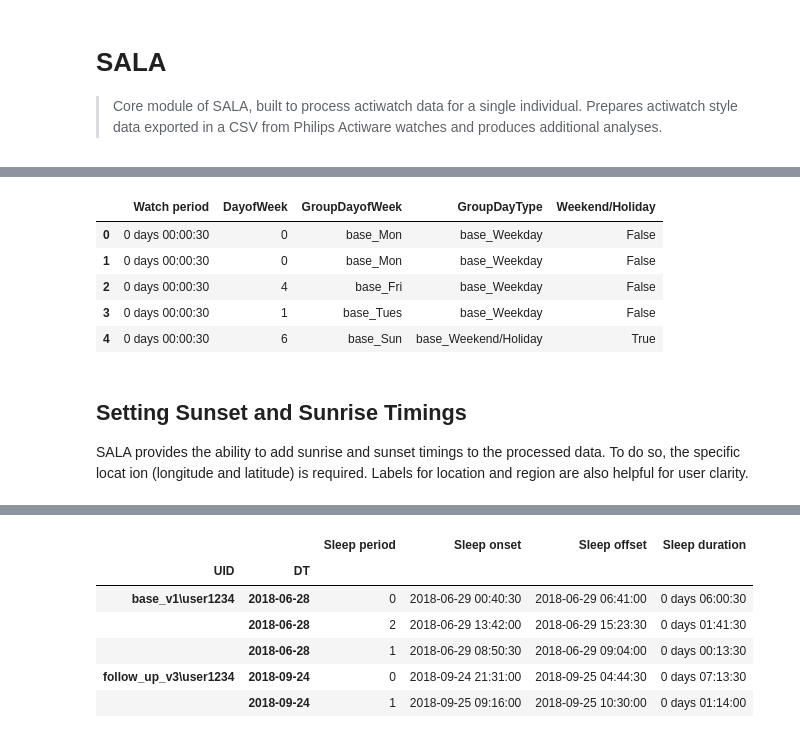
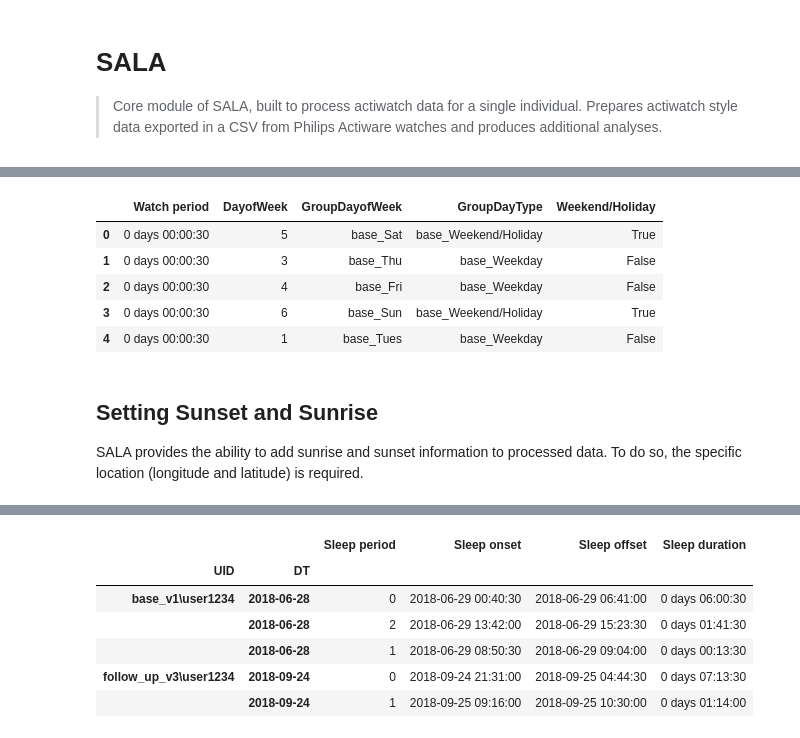
Before and after one commit to FleischerResearchLab/SALA, a Jupyter notebook: 00_SALA.ipynb, the cells around one changed output, grey strips where cells are left out. Saved outputs shown, nothing was run; the diff lists cells and outputs as text; code cells hidden in the pictures.

```diff
--- a/00_SALA.ipynb
+++ b/00_SALA.ipynb
@@ -522 +598,4 @@ sala = SALA(directory = directory)
+# %%
+#hide
+sala = sala_from_directory
 # %% [markdown]
@@ -589,0 +672,4 @@ Pass #2, data summary
+# %%
+outfile = "../SALA/example_output/"
+all_raw_data = sala.get_raw_data(outfile, export=True)
+all_raw_data.dropna().head()
@@ -664,14 +738,10 @@ The main processing function provides the ability for users to run their own cus
 # %%
 #exports
 def remove_first_day(timing_data):
-    """Example function hook for removing data for the first day
-    where its obvious that light data is non-existent (NaT)
-
-     #### Parameters
-
-    timing_data: pd.DataFrame
-
-        Timing data
+    """An example function that removes data
+    from the first day of recording. Typically the first
+    day has no light data for these watches (represented
+    as (NaT)
     """
     data = (
     timing_data[(timing_data["Last Light"].apply(np.isnat) == False)
@@ -705 +751,4 @@ all_data.dropna().head()
+# %%
+sala.data = sala.process_data(all_raw_data, thresholds)
+sala.data = remove_first_day(sala.data)
 # %%
@@ -723,16 +772,16 @@ timing_data.iloc[:,7:14].head()
 # %%
-timing_data.iloc[:,14:].head()
+sala.data.iloc[:,14:].head()
 # %% [output]
 |  | Watch period | DayofWeek | GroupDayofWeek | GroupDayType | Weekend/Holiday |
-| 0 | 0 days 00:00:30 | 0 | base_Mon | base_Weekday | False |
-| 1 | 0 days 00:00:30 | 0 | base_Mon | base_Weekday | False |
+| 0 | 0 days 00:00:30 | 5 | base_Sat | base_Weekend/Holiday | True |
+| 1 | 0 days 00:00:30 | 3 | base_Thu | base_Weekday | False |
 | 2 | 0 days 00:00:30 | 4 | base_Fri | base_Weekday | False |
-| 3 | 0 days 00:00:30 | 1 | base_Tues | base_Weekday | False |
-| 4 | 0 days 00:00:30 | 6 | base_Sun | base_Weekend/Holiday | True |
+| 3 | 0 days 00:00:30 | 6 | base_Sun | base_Weekend/Holiday | True |
+| 4 | 0 days 00:00:30 | 1 | base_Tues | base_Weekday | False |
 # %% [markdown]
-## Setting Sunset and Sunrise Timings
+## Setting Sunset and Sunrise
 
-SALA provides the ability to add sunrise and sunset timings to the processed data. To do so, the specific locat ion (longitude and latitude) is required. Labels for location and region are also helpful for user clarity.
+SALA provides the ability to add sunrise and sunset information to processed data. To do so, the specific location (longitude and latitude) is required.
 # %%
 show_doc(SALA.sun_timings, title_level = 3)
 # %% [output]
```
Also changed, not shown: parts of 41 cells of this notebook, 4 other files.
